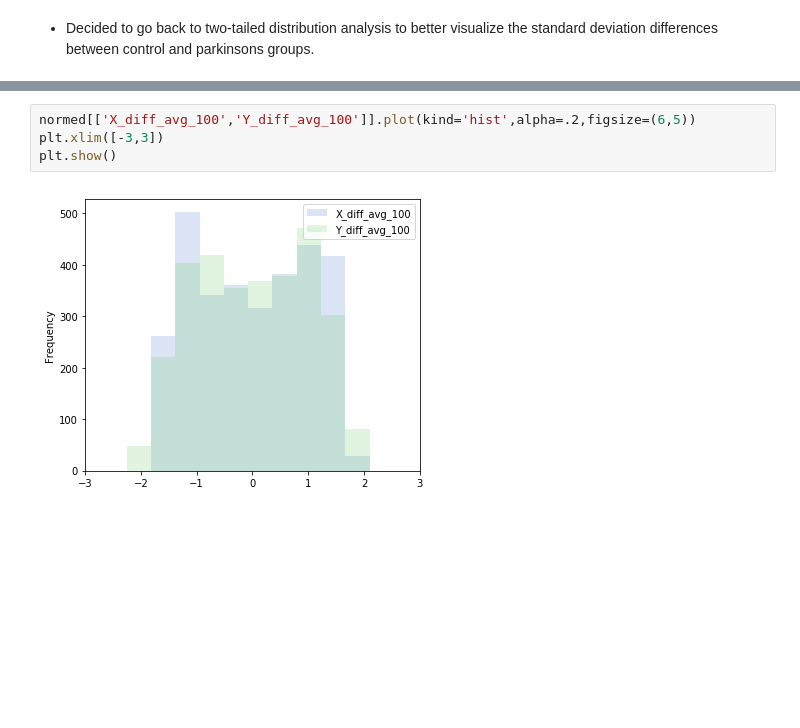
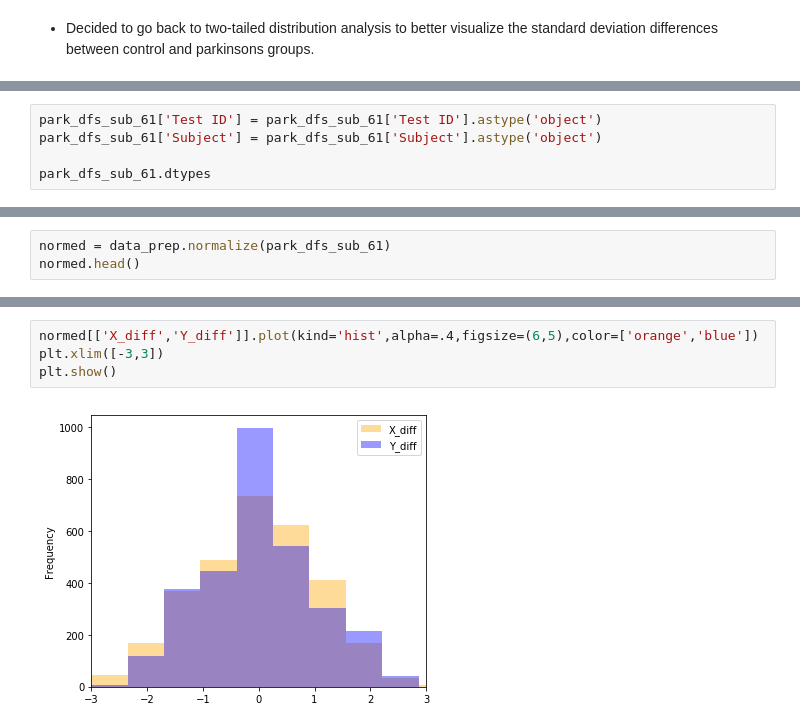
Before and after one commit to MichaelNormandyGavin/parkinsons, a Jupyter notebook: parkinsons.ipynb, the cells around one changed output, grey strips where cells are left out. Saved outputs shown, nothing was run; the diff lists cells and outputs as text; blank space fills up the shorter version.

```diff
--- a/parkinsons.ipynb
+++ b/parkinsons.ipynb
@@ -573,0 +572,5 @@ normed = park_dfs_sub_61.apply(lambda x: (x - x.mean()) / x.std(),axis=0)
+# %%
+park_dfs_sub_61['Test ID'] = park_dfs_sub_61['Test ID'].astype('object')
+park_dfs_sub_61['Subject'] = park_dfs_sub_61['Subject'].astype('object')
+
+park_dfs_sub_61.dtypes
@@ -573,0 +594,3 @@ normed = park_dfs_sub_61.apply(lambda x: (x - x.mean()) / x.std(),axis=0)
+# %%
+normed = data_prep.normalize(park_dfs_sub_61)
+normed.head()
@@ -574,6 +611,6 @@ normed = park_dfs_sub_61.apply(lambda x: (x - x.mean()) / x.std(),axis=0)
 # %%
-normed[['X_diff_avg_100','Y_diff_avg_100']].plot(kind='hist',alpha=.2,figsize=(6,5))
+normed[['X_diff','Y_diff']].plot(kind='hist',alpha=.4,figsize=(6,5),color=['orange','blue'])
 plt.xlim([-3,3])
 plt.show()
 # %% [output]
-[figure, old version]
+[figure, new version]
```
Also changed, not shown: parts of 17 cells of this notebook, 1 other file.
